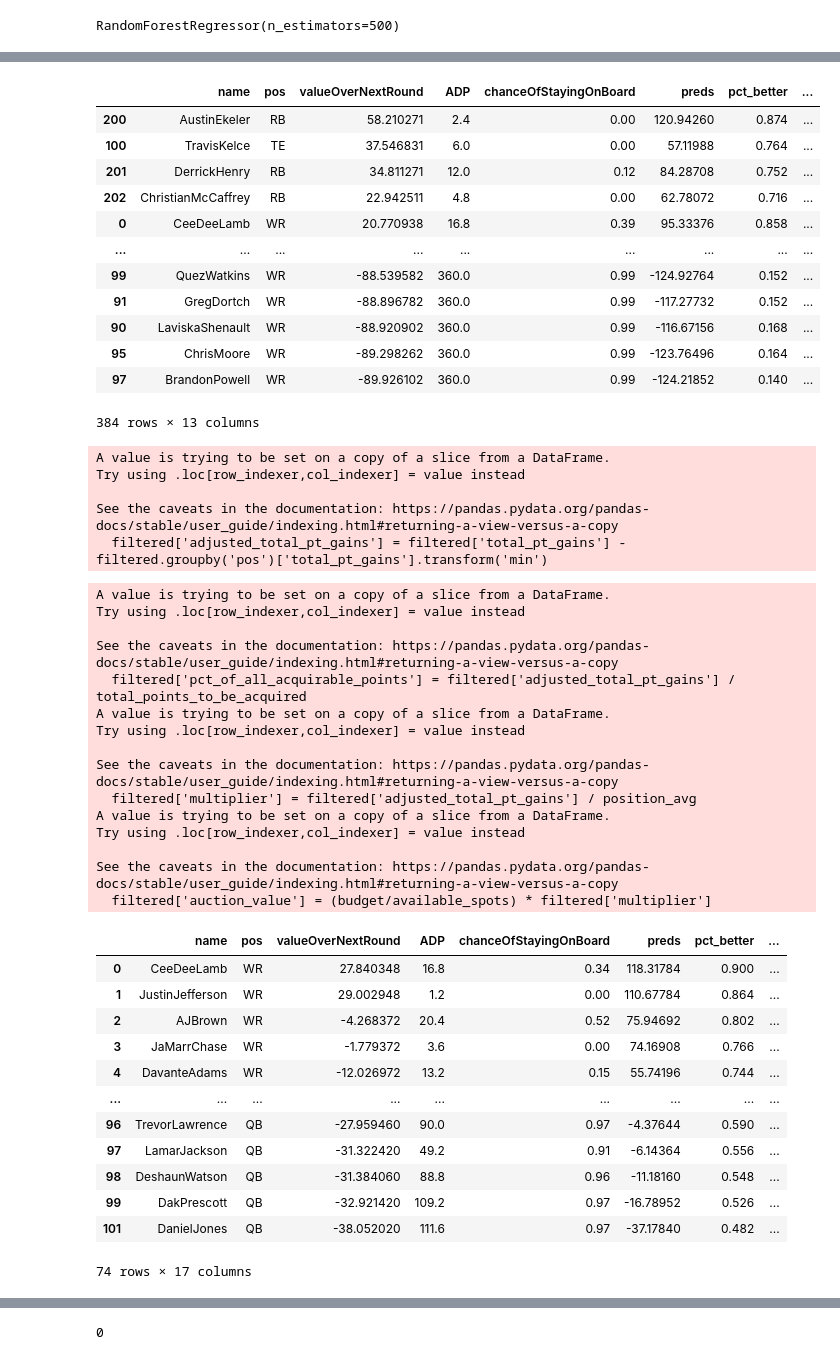
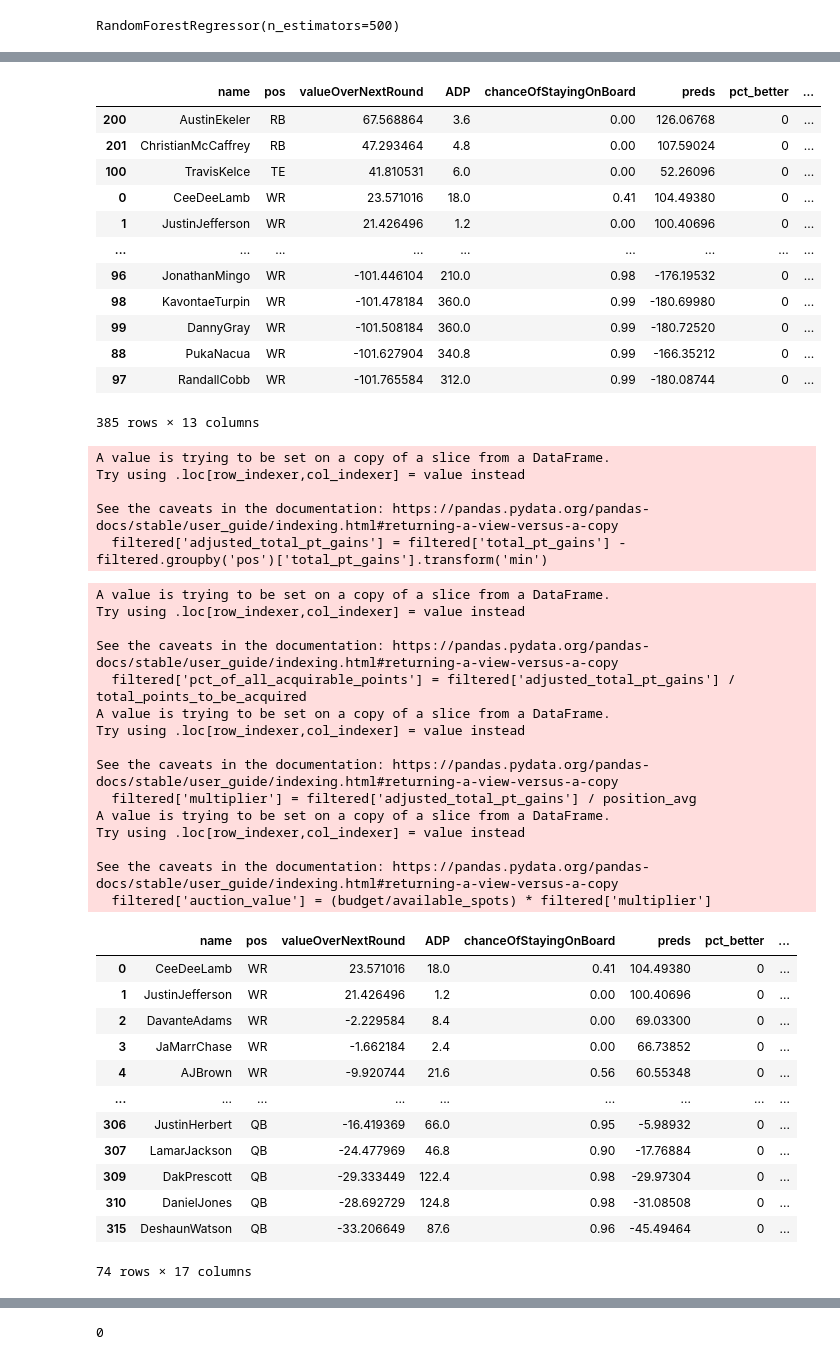
Before and after one commit to jsoslow2/fantasy-football-models, a Jupyter notebook: jupyter/ff_notebook.ipynb, the cells around one changed output, grey strips where cells are left out. Saved outputs shown, nothing was run; the diff lists cells and outputs as text; code cells hidden in the pictures.

```diff
--- a/jupyter/ff_notebook.ipynb
+++ b/jupyter/ff_notebook.ipynb
@@ -21,7 +21,7 @@ import matplotlib.pyplot as plt
 from scipy.stats import norm
 from joblib import dump
 # %%
-combo2 = pd.read_csv("../data/2023_model_data_0_PPR.csv")
+combo2 = pd.read_csv("../data/2023_model_data_1_PPR.csv")
 modelData = combo2.drop(columns=["Name", "Unnamed: 0", "team.y", "position.y", "position.x", "team.x", "nextSeasonsTeam", "gsis_id", "team", "name rank", "gsis_id", "team.y", "position.y", "X4", "X5", "X6", "X7", "X8", "firstFullYear"])
 # %%
 s = set(combo2[combo2['year'] == 2023]['team'])
@@ -453,18 +453,18 @@ auction_copy['pred_posrank'] = np.int64(secondDataframe.groupby('pos')['total_pt
 auction_copy.sort_values(by = 'valueOverNextRound', ascending = False)
 # %% [output]
 |  | name | pos | valueOverNextRound | ADP | chanceOfStayingOnBoard | preds | pct_better | ... |
-| 200 | AustinEkeler | RB | 58.210271 | 2.4 | 0.00 | 120.94260 | 0.874 | ... |
-| 100 | TravisKelce | TE | 37.546831 | 6.0 | 0.00 | 57.11988 | 0.764 | ... |
-| 201 | DerrickHenry | RB | 34.811271 | 12.0 | 0.12 | 84.28708 | 0.752 | ... |
-| 202 | ChristianMcCaffrey | RB | 22.942511 | 4.8 | 0.00 | 62.78072 | 0.716 | ... |
-| 0 | CeeDeeLamb | WR | 20.770938 | 16.8 | 0.39 | 95.33376 | 0.858 | ... |
+| 200 | AustinEkeler | RB | 67.568864 | 3.6 | 0.00 | 126.06768 | 0 | ... |
+| 201 | ChristianMcCaffrey | RB | 47.293464 | 4.8 | 0.00 | 107.59024 | 0 | ... |
+| 100 | TravisKelce | TE | 41.810531 | 6.0 | 0.00 | 52.26096 | 0 | ... |
+| 0 | CeeDeeLamb | WR | 23.571016 | 18.0 | 0.41 | 104.49380 | 0 | ... |
+| 1 | JustinJefferson | WR | 21.426496 | 1.2 | 0.00 | 100.40696 | 0 | ... |
 | ... | ... | ... | ... | ... | ... | ... | ... | ... |
-| 99 | QuezWatkins | WR | -88.539582 | 360.0 | 0.99 | -124.92764 | 0.152 | ... |
-| 91 | GregDortch | WR | -88.896782 | 360.0 | 0.99 | -117.27732 | 0.152 | ... |
-| 90 | LaviskaShenault | WR | -88.920902 | 360.0 | 0.99 | -116.67156 | 0.168 | ... |
-| 95 | ChrisMoore | WR | -89.298262 | 360.0 | 0.99 | -123.76496 | 0.164 | ... |
-| 97 | BrandonPowell | WR | -89.926102 | 360.0 | 0.99 | -124.21852 | 0.140 | ... |
+| 96 | JonathanMingo | WR | -101.446104 | 210.0 | 0.98 | -176.19532 | 0 | ... |
+| 98 | KavontaeTurpin | WR | -101.478184 | 360.0 | 0.99 | -180.69980 | 0 | ... |
+| 99 | DannyGray | WR | -101.508184 | 360.0 | 0.99 | -180.72520 | 0 | ... |
+| 88 | PukaNacua | WR | -101.627904 | 340.8 | 0.99 | -166.35212 | 0 | ... |
+| 97 | RandallCobb | WR | -101.765584 | 312.0 | 0.99 | -180.08744 | 0 | ... |
-384 rows × 13 columns
+385 rows × 13 columns
 # %%
 filtered = auction_copy.query(
     "(pos == 'RB' and pred_posrank <= 26) or "
@@ -484,46 +484,46 @@ See the caveats in the documentation: https://pandas.pydata.org/pandas-docs/stab
   filtered['adjusted_total_pt_gains'] = filtered['total_pt_gains'] - filtered.groupby('pos')['total_pt_gains'].transform('min')
 # %%
 filtered['pct_of_all_acquirable_points'] = filtered['adjusted_total_pt_gains'] /  total_points_to_be_acquired
-budget = 198
+budget = 195
 available_spots = 10
 
 # Compute the average adjusted_total_pt_gains for each position
 position_avg = filtered.groupby('pos')['adjusted_total_pt_gains'].transform('mean')
 
 # Create the multiplier column
 filtered['multiplier'] = filtered['adjusted_total_pt_gains'] / position_avg
 
 filtered['auction_value'] = (budget/available_spots) * filtered['multiplier']
 
 filtered
 # %% [output]
 A value is trying to be set on a copy of a slice from a DataFrame.
 Try using .loc[row_indexer,col_indexer] = value instead
 
 See the caveats in the documentation: https://pandas.pydata.org/pandas-docs/stable/user_guide/indexing.html#returning-a-view-versus-a-copy
   filtered['pct_of_all_acquirable_points'] = filtered['adjusted_total_pt_gains'] /  total_points_to_be_acquired
 A value is trying to be set on a copy of a slice from a DataFrame.
 Try using .loc[row_indexer,col_indexer] = value instead
 
 See the caveats in the documentation: https://pandas.pydata.org/pandas-docs/stable/user_guide/indexing.html#returning-a-view-versus-a-copy
   filtered['multiplier'] = filtered['adjusted_total_pt_gains'] / position_avg
 A value is trying to be set on a copy of a slice from a DataFrame.
 Try using .loc[row_indexer,col_indexer] = value instead
 
 See the caveats in the documentation: https://pandas.pydata.org/pandas-docs/stable/user_guide/indexing.html#returning-a-view-versus-a-copy
   filtered['auction_value'] = (budget/available_spots) * filtered['multiplier']
 |  | name | pos | valueOverNextRound | ADP | chanceOfStayingOnBoard | preds | pct_better | ... |
-| 0 | CeeDeeLamb | WR | 27.840348 | 16.8 | 0.34 | 118.31784 | 0.900 | ... |
-| 1 | JustinJefferson | WR | 29.002948 | 1.2 | 0.00 | 110.67784 | 0.864 | ... |
-| 2 | AJBrown | WR | -4.268372 | 20.4 | 0.52 | 75.94692 | 0.802 | ... |
-| 3 | JaMarrChase | WR | -1.779372 | 3.6 | 0.00 | 74.16908 | 0.766 | ... |
-| 4 | DavanteAdams | WR | -12.026972 | 13.2 | 0.15 | 55.74196 | 0.744 | ... |
+| 0 | CeeDeeLamb | WR | 23.571016 | 18.0 | 0.41 | 104.49380 | 0 | ... |
+| 1 | JustinJefferson | WR | 21.426496 | 1.2 | 0.00 | 100.40696 | 0 | ... |
+| 2 | DavanteAdams | WR | -2.229584 | 8.4 | 0.00 | 69.03300 | 0 | ... |
+| 3 | JaMarrChase | WR | -1.662184 | 2.4 | 0.00 | 66.73852 | 0 | ... |
+| 4 | AJBrown | WR | -9.920744 | 21.6 | 0.56 | 60.55348 | 0 | ... |
 | ... | ... | ... | ... | ... | ... | ... | ... | ... |
-| 96 | TrevorLawrence | QB | -27.959460 | 90.0 | 0.97 | -4.37644 | 0.590 | ... |
-| 97 | LamarJackson | QB | -31.322420 | 49.2 | 0.91 | -6.14364 | 0.556 | ... |
-| 98 | DeshaunWatson | QB | -31.384060 | 88.8 | 0.96 | -11.18160 | 0.548 | ... |
-| 99 | DakPrescott | QB | -32.921420 | 109.2 | 0.97 | -16.78952 | 0.526 | ... |
-| 101 | DanielJones | QB | -38.052020 | 111.6 | 0.97 | -37.17840 | 0.482 | ... |
+| 306 | JustinHerbert | QB | -16.419369 | 66.0 | 0.95 | -5.98932 | 0 | ... |
+| 307 | LamarJackson | QB | -24.477969 | 46.8 | 0.90 | -17.76884 | 0 | ... |
+| 309 | DakPrescott | QB | -29.333449 | 122.4 | 0.98 | -29.97304 | 0 | ... |
+| 310 | DanielJones | QB | -28.692729 | 124.8 | 0.98 | -31.08508 | 0 | ... |
+| 315 | DeshaunWatson | QB | -33.206649 | 87.6 | 0.96 | -45.49464 | 0 | ... |
 74 rows × 17 columns
 # %%
 secondDataframe['auction_value'] = filtered['auction_value']
```
Also changed, not shown: parts of 13 cells of this notebook, 3 other files.
